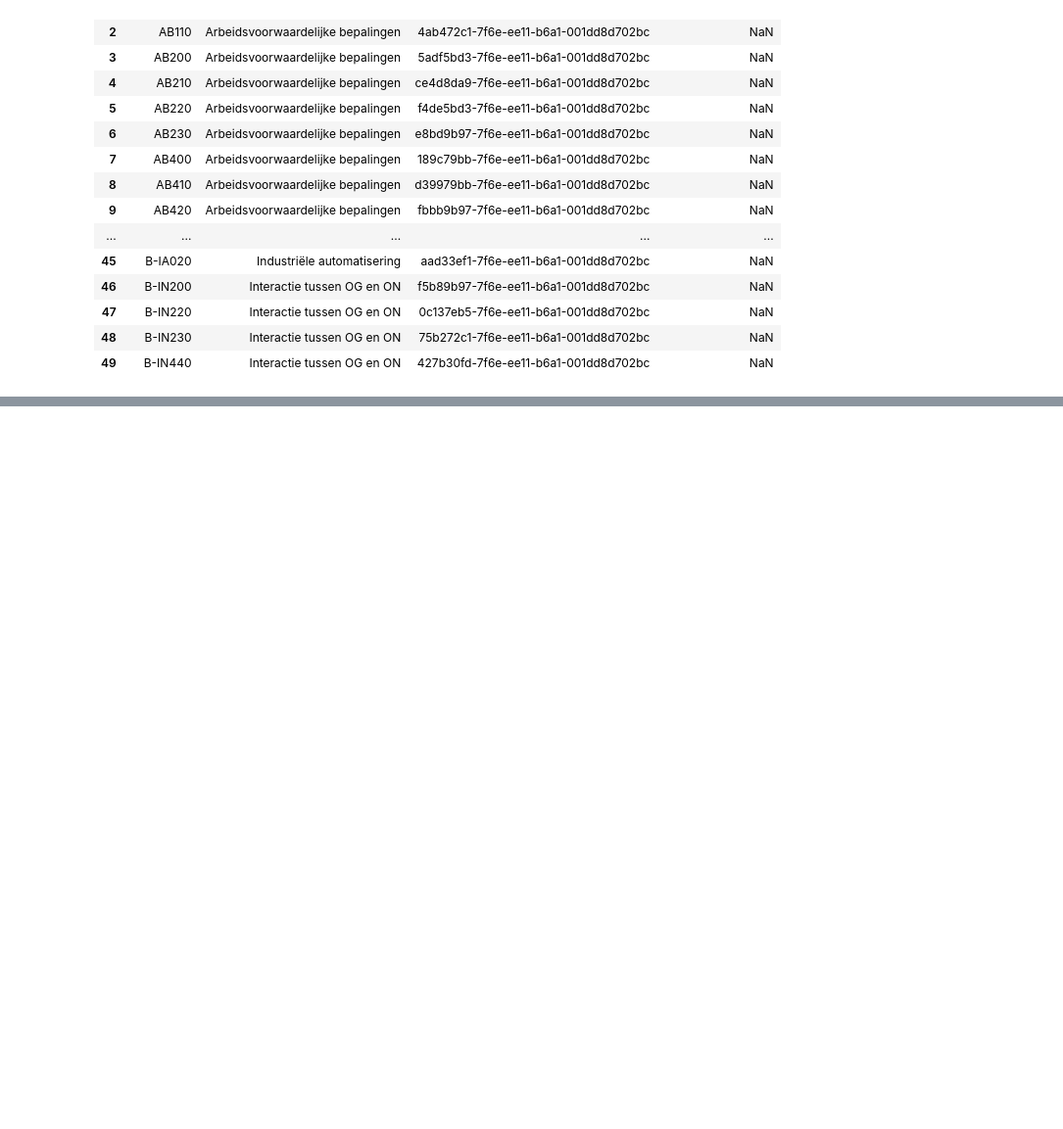
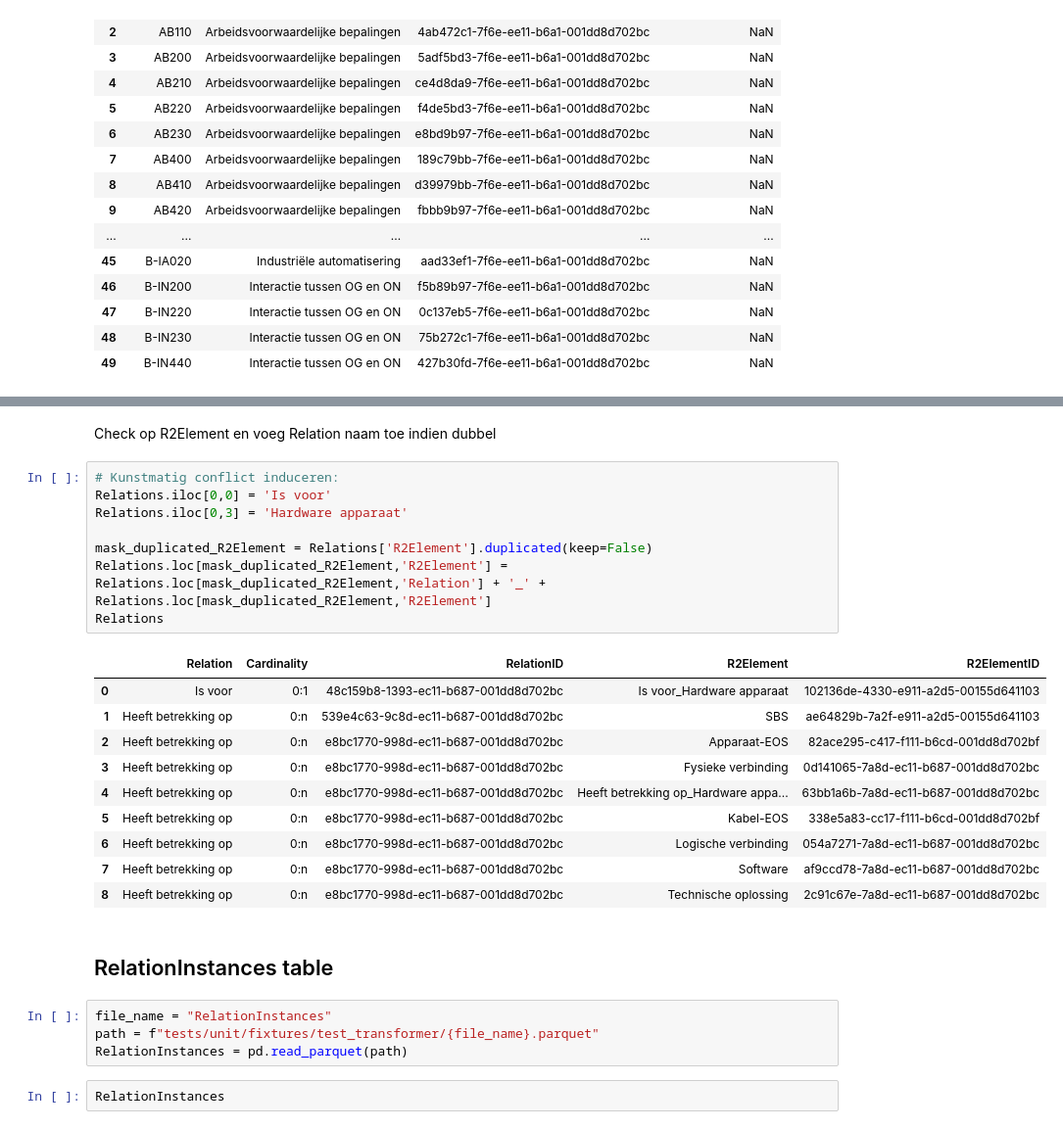
Before and after one commit to nvvliet-croonwolterendros/relatics-extractor, a Jupyter notebook: fixture_viewer.ipynb, the cells around one changed output, grey strips where cells are left out. Shown at 98% size. Saved outputs shown, nothing was run; the diff lists cells and outputs as text; blank space fills up the shorter version.

```diff
--- a/fixture_viewer.ipynb
+++ b/fixture_viewer.ipynb
@@ -176,0 +203,29 @@ ElementInstances
+# %% [markdown]
+Check op R2Element en voeg Relation naam toe indien dubbel
+# %%
+# Kunstmatig conflict induceren:
+Relations.iloc[0,0] = 'Is voor'
+Relations.iloc[0,3] = 'Hardware apparaat'
+
+mask_duplicated_R2Element = Relations['R2Element'].duplicated(keep=False)
+Relations.loc[mask_duplicated_R2Element,'R2Element'] = Relations.loc[mask_duplicated_R2Element,'Relation'] + '_' + Relations.loc[mask_duplicated_R2Element,'R2Element']
+Relations
+# %% [output]
+|  | Relation | Cardinality | RelationID | R2Element | R2ElementID |
+| 0 | Is voor | 0:1 | 48c159b8-1393-ec11-b687-001dd8d702bc | Is voor_Hardware apparaat | 102136de-4330-e911-a2d5-00155d641103 |
+| 1 | Heeft betrekking op | 0:n | 539e4c63-9c8d-ec11-b687-001dd8d702bc | SBS | ae64829b-7a2f-e911-a2d5-00155d641103 |
+| 2 | Heeft betrekking op | 0:n | e8bc1770-998d-ec11-b687-001dd8d702bc | Apparaat-EOS | 82ace295-c417-f111-b6cd-001dd8d702bf |
+| 3 | Heeft betrekking op | 0:n | e8bc1770-998d-ec11-b687-001dd8d702bc | Fysieke verbinding | 0d141065-7a8d-ec11-b687-001dd8d702bc |
+| 4 | Heeft betrekking op | 0:n | e8bc1770-998d-ec11-b687-001dd8d702bc | Heeft betrekking op_Hardware appa... | 63bb1a6b-7a8d-ec11-b687-001dd8d702bc |
+| 5 | Heeft betrekking op | 0:n | e8bc1770-998d-ec11-b687-001dd8d702bc | Kabel-EOS | 338e5a83-cc17-f111-b6cd-001dd8d702bf |
+| 6 | Heeft betrekking op | 0:n | e8bc1770-998d-ec11-b687-001dd8d702bc | Logische verbinding | 054a7271-7a8d-ec11-b687-001dd8d702bc |
+| 7 | Heeft betrekking op | 0:n | e8bc1770-998d-ec11-b687-001dd8d702bc | Software | af9ccd78-7a8d-ec11-b687-001dd8d702bc |
+| 8 | Heeft betrekking op | 0:n | e8bc1770-998d-ec11-b687-001dd8d702bc | Technische oplossing | 2c91c67e-7a8d-ec11-b687-001dd8d702bc |
+# %% [markdown]
+## RelationInstances table
+# %%
+file_name = "RelationInstances"
+path = f"tests/unit/fixtures/test_transformer/{file_name}.parquet"
+RelationInstances = pd.read_parquet(path)
+# %%
+RelationInstances
```
Also changed, not shown: parts of 13 cells of this notebook, 5 other files.
